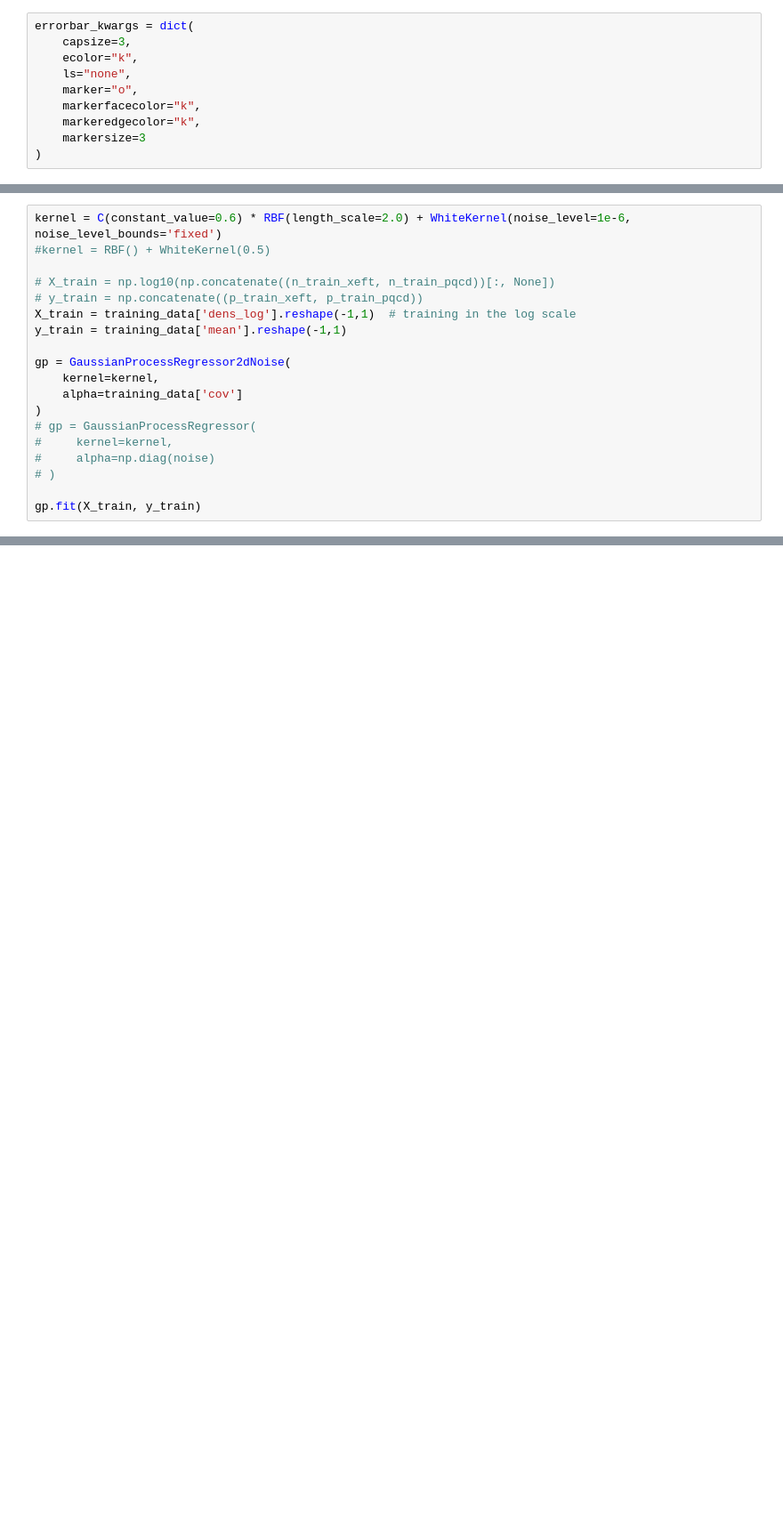
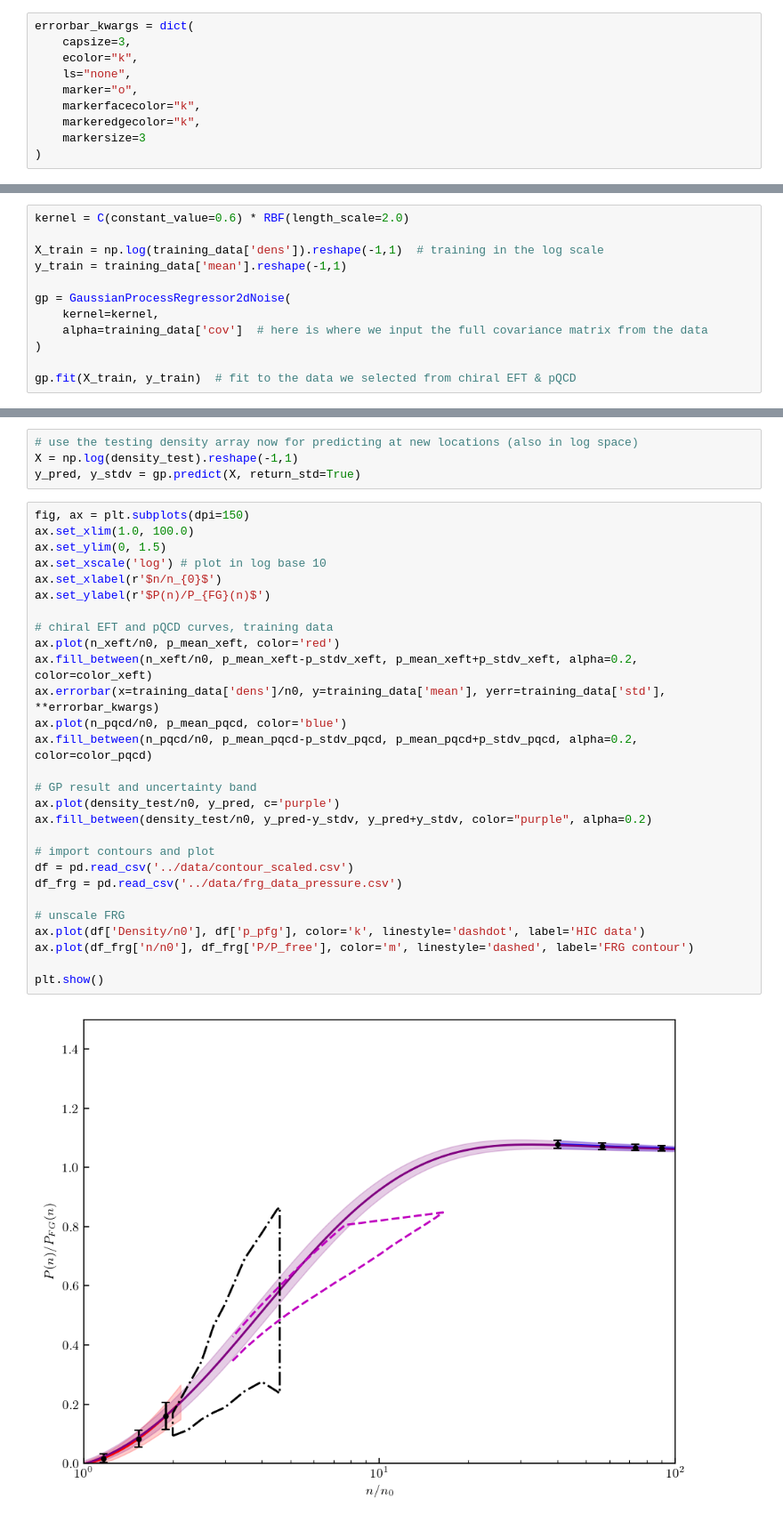
Before and after one commit to asemposki/neutron-rich-bmm, a Jupyter notebook: notebooks/model_mixing.ipynb, the cells around one changed output, grey strips where cells are left out. Shown at 89% size. Drawn from its saved outputs; the diff is of its cells as text; blank space fills up the shorter version.

```diff
--- a/notebooks/model_mixing.ipynb
+++ b/notebooks/model_mixing.ipynb
@@ -136,20 +120,13 @@ ax.fill_between(n_pqcd, p_mean_pqcd-p_stdv_pqcd, p_mean_pqcd+p_stdv_pqcd, alpha=
 # %%
-kernel = C(constant_value=0.6) * RBF(length_scale=2.0) + WhiteKernel(noise_level=1e-6, noise_level_bounds='fixed')
-#kernel = RBF() + WhiteKernel(0.5)
+kernel = C(constant_value=0.6) * RBF(length_scale=2.0)
 
-# X_train = np.log10(np.concatenate((n_train_xeft, n_train_pqcd))[:, None])
-# y_train = np.concatenate((p_train_xeft, p_train_pqcd))
-X_train = training_data['dens_log'].reshape(-1,1)  # training in the log scale
+X_train = np.log(training_data['dens']).reshape(-1,1)  # training in the log scale
 y_train = training_data['mean'].reshape(-1,1)
 
 gp = GaussianProcessRegressor2dNoise(
     kernel=kernel,
-    alpha=training_data['cov']
+    alpha=training_data['cov']  # here is where we input the full covariance matrix from the data
 )
-# gp = GaussianProcessRegressor(
-#     kernel=kernel,
-#     alpha=np.diag(noise)
-# )
 
-gp.fit(X_train, y_train)
+gp.fit(X_train, y_train)  # fit to the data we selected from chiral EFT & pQCD
 # %% [output]
@@ -264,0 +161,34 @@ plt.plot(dens_test, samples)
+# %%
+# use the testing density array now for predicting at new locations (also in log space)
+X = np.log(density_test).reshape(-1,1)
+y_pred, y_stdv = gp.predict(X, return_std=True)
+# %%
+fig, ax = plt.subplots(dpi=150)
+ax.set_xlim(1.0, 100.0)
+ax.set_ylim(0, 1.5)
+ax.set_xscale('log') # plot in log base 10
+ax.set_xlabel(r'$n/n_{0}$')
+ax.set_ylabel(r'$P(n)/P_{FG}(n)$')
+
+# chiral EFT and pQCD curves, training data
+ax.plot(n_xeft/n0, p_mean_xeft, color='red')
+ax.fill_between(n_xeft/n0, p_mean_xeft-p_stdv_xeft, p_mean_xeft+p_stdv_xeft, alpha=0.2, color=color_xeft)
+ax.errorbar(x=training_data['dens']/n0, y=training_data['mean'], yerr=training_data['std'], **errorbar_kwargs)
+ax.plot(n_pqcd/n0, p_mean_pqcd, color='blue')
+ax.fill_between(n_pqcd/n0, p_mean_pqcd-p_stdv_pqcd, p_mean_pqcd+p_stdv_pqcd, alpha=0.2, color=color_pqcd)
+
+# GP result and uncertainty band
+ax.plot(density_test/n0, y_pred, c='purple')
+ax.fill_between(density_test/n0, y_pred-y_stdv, y_pred+y_stdv, color="purple", alpha=0.2)
+
+# import contours and plot
+df = pd.read_csv('../data/contour_scaled.csv')
+df_frg = pd.read_csv('../data/frg_data_pressure.csv')
+
+# unscale FRG
+ax.plot(df['Density/n0'], df['p_pfg'], color='k', linestyle='dashdot', label='HIC data')
+ax.plot(df_frg['n/n0'], df_frg['P/P_free'], color='m', linestyle='dashed', label='FRG contour')
+
+plt.show()
+# %% [output]
+[figure, added]
```
Also changed, not shown: parts of 36 cells of this notebook, 3 other files.
